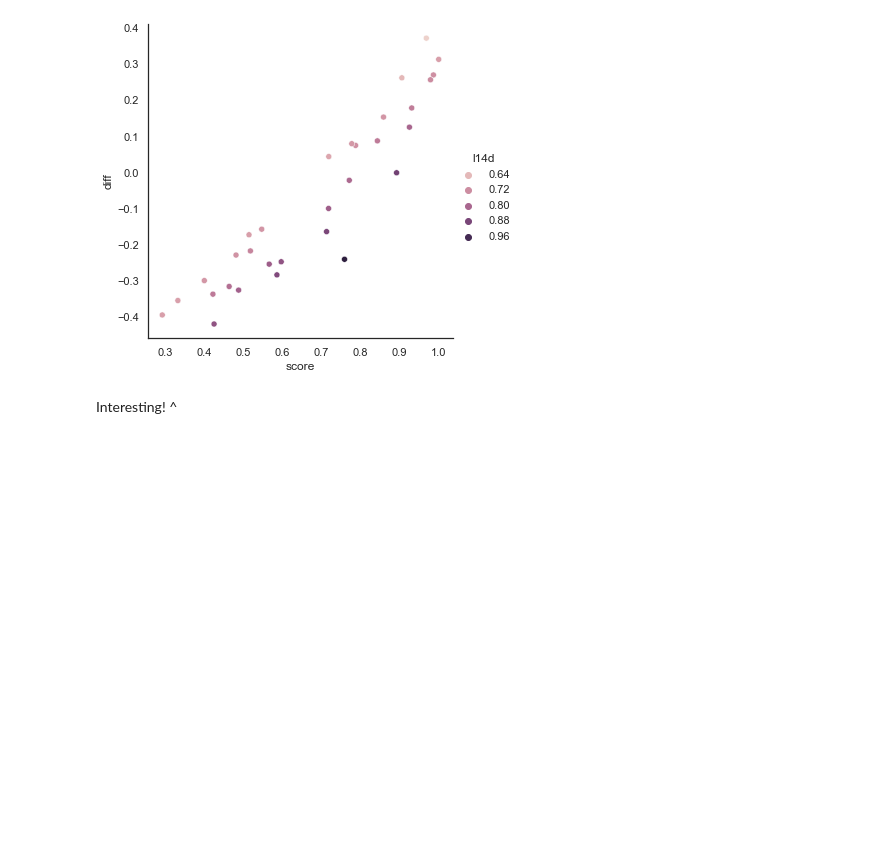
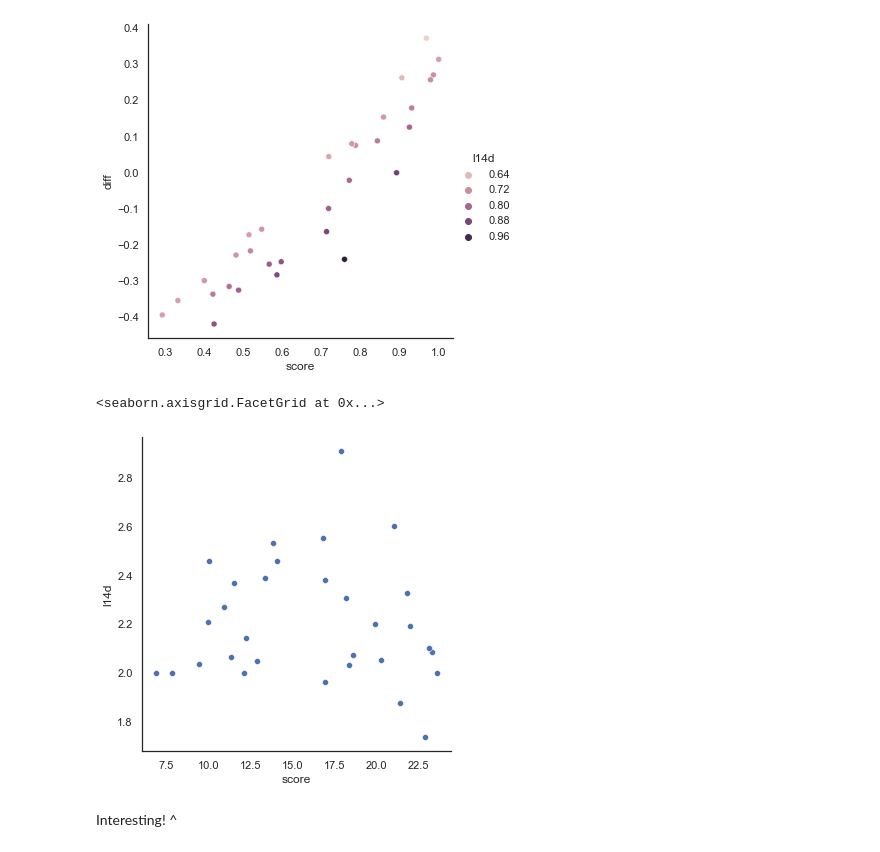
Before and after one commit to wrynearson/china-water, a Jupyter notebook: src/Thesis.ipynb, the cells around one changed output. Cells and saved outputs as stored; diff of their text form; code cells hidden in the pictures; blank space fills up the shorter version.

```diff
--- a/src/Thesis.ipynb
+++ b/src/Thesis.ipynb
@@ -631,5 +649,4 @@ cgss_wq = pd.merge(cgss,wq,on='s41')
 This analysis will first be done on the `important` columns, from above:
 # %%
 cgss_wq_imp = cgss_wq[important_questions]
-cgss_wq_imp_clean = cgss_wq_strict.dropna()
-cgss_wq_imp_clean
+wq_imp_clean = cgss_wq_imp.dropna()
@@ -671,3 +674,6 @@ wq_imp_clean
 | 11767 | 17.93 | 8.0 | 2 | 1962 | 2 | 20 | 1 | 3000.0 | 2 | 39000.0 | 2.0 | ... |
 | 11775 | 17.93 | 8.0 | 2 | 1982 | 12 | 5 | 3 | 5000.0 | 4 | 13700.0 | 2.0 | ... |
 1979 rows × 29 columns
+# %%
+clean_prov = wq_imp_clean.groupby('s41').agg('mean')
+clean_prov
@@ -809,5 +834,15 @@ sns.relplot(
 # %% [output]
 <seaborn.axisgrid.FacetGrid at 0x...>
 [figure]
+# %%
+sns.relplot(
+    data=clean_prov,
+    x='score',
+    y='l14d',
+    label='s41'
+)
+# %% [output]
+<seaborn.axisgrid.FacetGrid at 0x...>
+[figure, added]
 # %% [markdown]
 Interesting! ^
```
Also changed, not shown: parts of 7 cells of this notebook.
